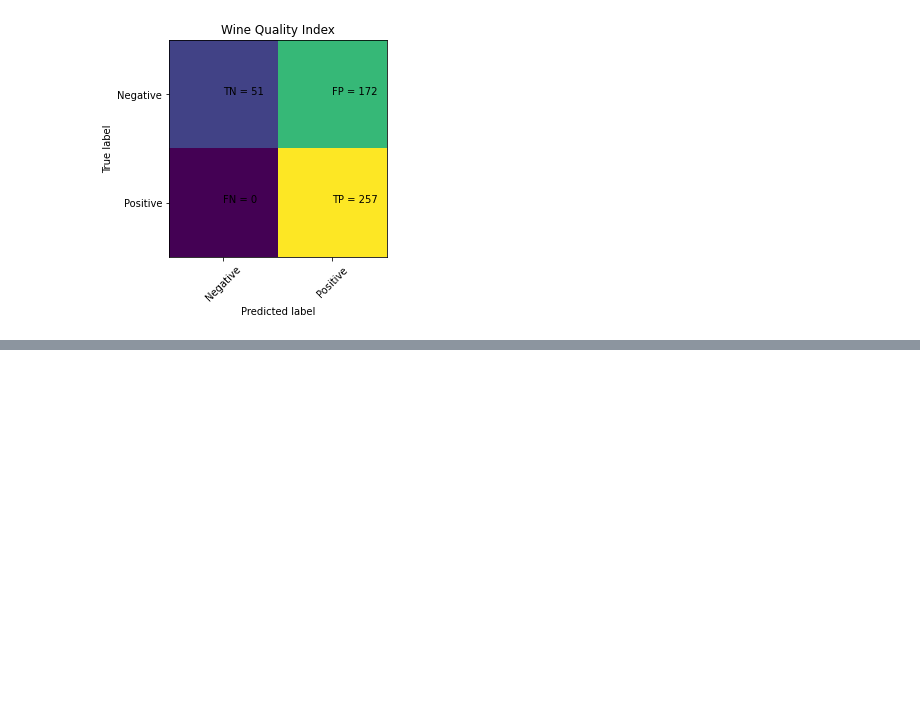
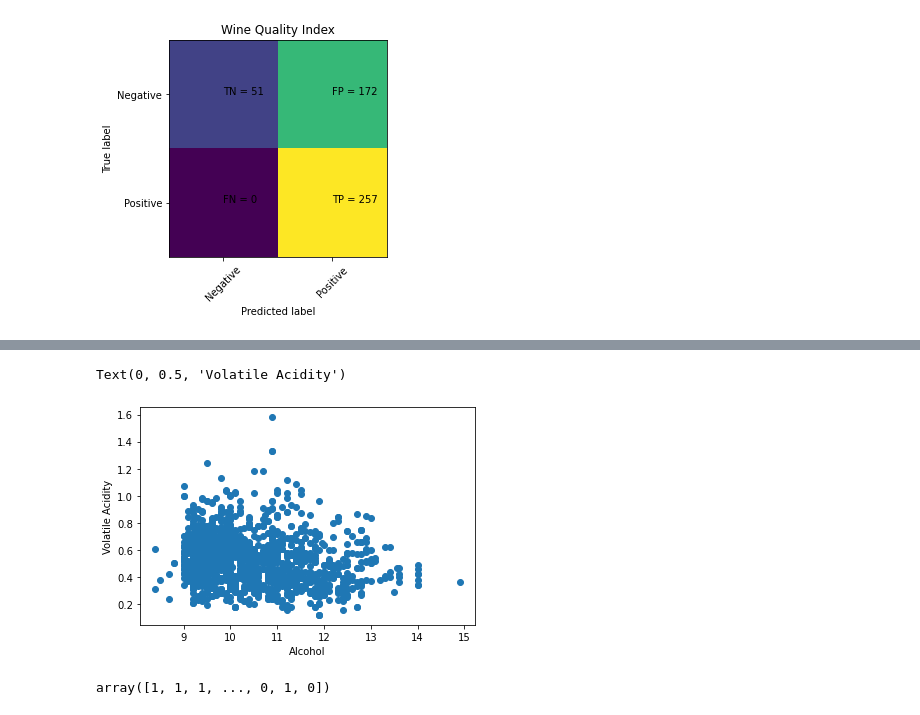
Before and after one commit to henginsever/680-Project, a Jupyter notebook: 680ProjectWine.ipynb, the cells around one changed output, grey strips where cells are left out. Cells and saved outputs as stored; diff of their text form; code cells hidden in the pictures; blank space fills up the shorter version.

```diff
--- a/680ProjectWine.ipynb
+++ b/680ProjectWine.ipynb
@@ -387,0 +397,3 @@ weighted avg       0.80      0.80      0.80       480
+# %%
+dataset = pd.read_csv("winequality-red.csv")
+dataset.head()
@@ -387,0 +407,13 @@ weighted avg       0.80      0.80      0.80       480
+# %%
+plt.scatter(dataset.alcohol,dataset["volatile acidity"])
+plt.xlabel('Alcohol')
+plt.ylabel('Volatile Acidity')
+# %% [output]
+Text(0, 0.5, 'Volatile Acidity')
+[figure, added]
+# %%
+km = KMeans(n_clusters=2)
+y_predicted = km.fit_predict(df[['alcohol','volatile acidity']])
+y_predicted
+# %% [output]
+array([1, 1, 1, ..., 0, 1, 0])
```
Also changed, not shown: parts of 10 cells of this notebook.
